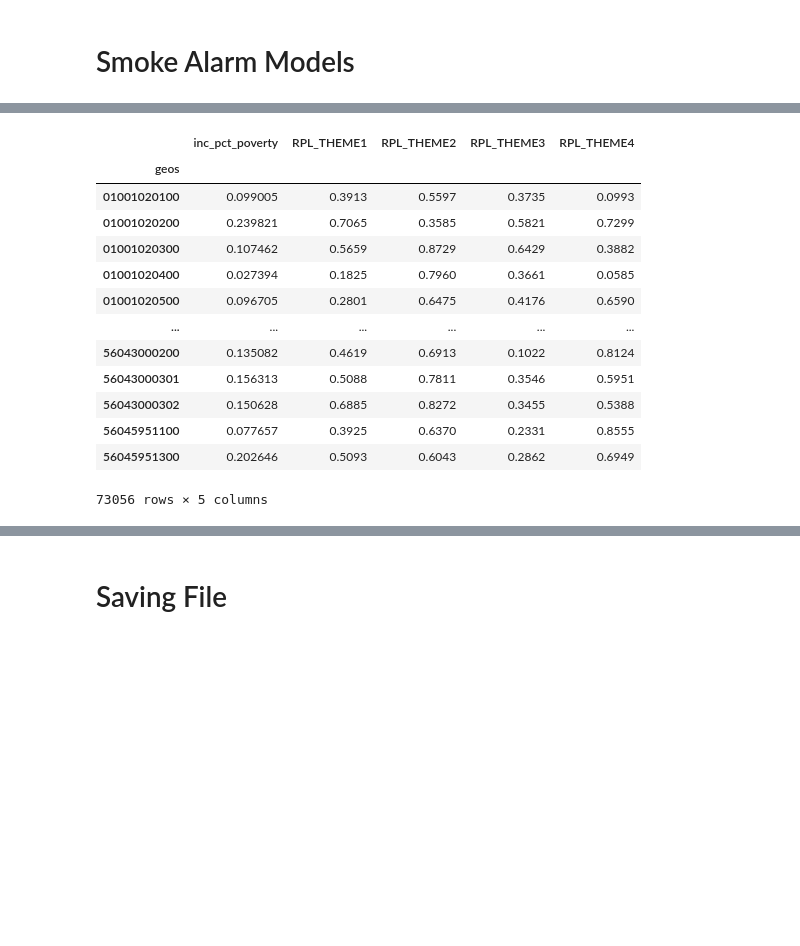
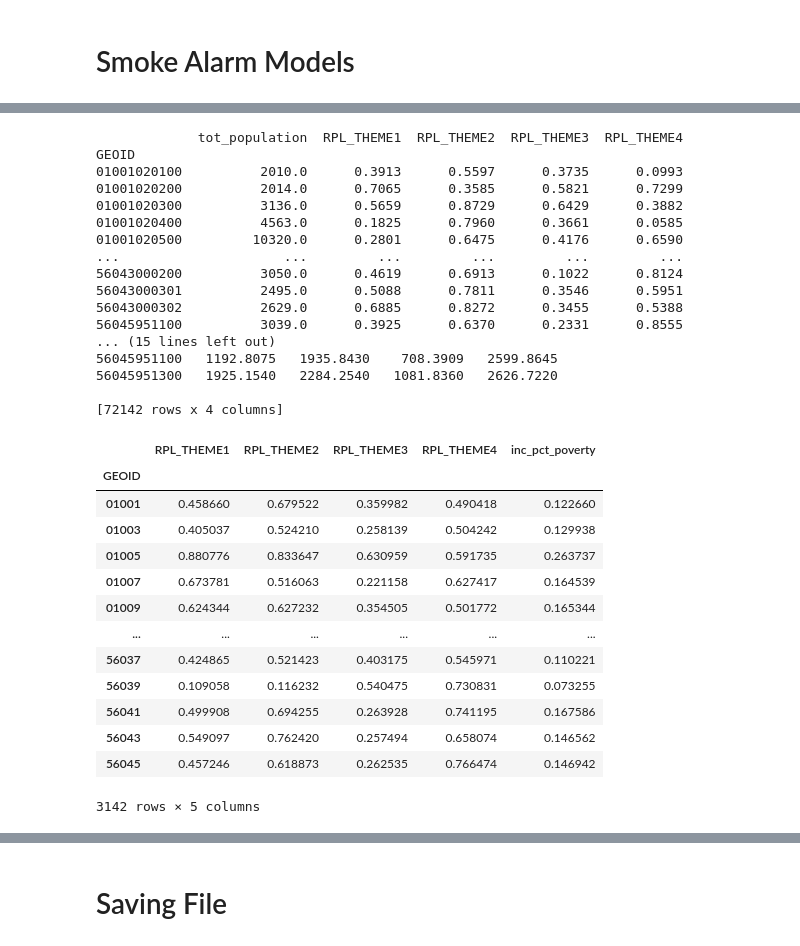
Before and after one commit to DataKind-DC/rcp2, a Jupyter notebook: testScript.ipynb, the cells around one changed output, grey strips where cells are left out. Cells and saved outputs as stored; diff of their text form; code cells hidden in the pictures; blank space fills up the shorter version.

```diff
--- a/testScript.ipynb
+++ b/testScript.ipynb
@@ -88,6 +88,6 @@ ACS.data
 # %%
-ACS_tract = DataLoaders.ACSData(2016, 'tract')
-ACS_tract.data
+ACS_county = DataLoaders.ACSData(2016, 'county', pop_thresh = 50)
+ACS_county.data
 # %% [output]
 |  | state | tot_population | in_poverty | inc_pct_poverty | inc_pcincome | race_pct_white | race_pct_whitenh | ... |
 | GEOID |  |  |  |  |  |  |  | ... |
@@ -106,6 +106,6 @@ ACS_tract.data
 # %%
 #include level
-NFIRS_tract = DataLoaders.NFIRSData('tract',ACS_tract.tot_pop)
-NFIRS_Sev_tract = DataLoaders.NFIRSData('tract',ACS_tract.tot_pop,sev=True)
+NFIRS_county = DataLoaders.NFIRSData('county',ACS_county.tot_pop, pop_thresh = 50)
+NFIRS_Sev_county = DataLoaders.NFIRSData('county',ACS_county.tot_pop,pop_thresh = 50, sev=True)
 # %%
 #include level
@@ -117,7 +117,7 @@ FPM =  FireRiskModels('propensity')
 # %%
 display(Markdown('## Fire Propensity Model'))
 
-FPM.train(NFIRS_tract,ACS_tract,ACS_cols_to_use)
+FPM.train(NFIRS_county,ACS_county,ACS_cols_to_use)
 #FPM.train(NFIRS,ACS,ACS_cols_to_use)
 # %% [output]
 ## Fire Propensity Model
@@ -147,7 +147,7 @@ weighted avg       0.93      0.82      0.85     73056
 # %%
 display(Markdown('## Fire Severity Model'))
 
-FSM.train(NFIRS_Sev_tract,ACS_tract,ACS_cols_to_use)
+FSM.train(NFIRS_Sev_county,ACS_county,ACS_cols_to_use)
 #FSM.train(NFIRS_Sev,ACS,ACS_cols_to_use)
 # %% [output]
 ## Fire Severity Model
@@ -199,21 +199,38 @@ SVI.data
 # %%
-SVI_tract =  DataLoaders.SVIData(ACS_tract.data, ACS.tot_pop, 'tract')
-SVI_tract.data
+SVI_county =  DataLoaders.SVIData(ACS_county.data, ACS.tot_pop, 'county')
+SVI_county.data
 # %% [output]
+             tot_population  RPL_THEME1  RPL_THEME2  RPL_THEME3  RPL_THEME4
+GEOID
+01001020100          2010.0      0.3913      0.5597      0.3735      0.0993
+01001020200          2014.0      0.7065      0.3585      0.5821      0.7299
+01001020300          3136.0      0.5659      0.8729      0.6429      0.3882
+01001020400          4563.0      0.1825      0.7960      0.3661      0.0585
+01001020500         10320.0      0.2801      0.6475      0.4176      0.6590
+...                     ...         ...         ...         ...         ...
+56043000200          3050.0      0.4619      0.6913      0.1022      0.8124
+56043000301          2495.0      0.5088      0.7811      0.3546      0.5951
+56043000302          2629.0      0.6885      0.8272      0.3455      0.5388
+56045951100          3039.0      0.3925      0.6370      0.2331      0.8555
+... (15 lines left out)
+56045951100   1192.8075   1935.8430    708.3909   2599.8645
+56045951300   1925.1540   2284.2540   1081.8360   2626.7220
+
+[72142 rows x 4 columns]
-|  | inc_pct_poverty | RPL_THEME1 | RPL_THEME2 | RPL_THEME3 | RPL_THEME4 |
-| geos |  |  |  |  |  |
-| 01001020100 | 0.099005 | 0.3913 | 0.5597 | 0.3735 | 0.0993 |
-| 01001020200 | 0.239821 | 0.7065 | 0.3585 | 0.5821 | 0.7299 |
-| 01001020300 | 0.107462 | 0.5659 | 0.8729 | 0.6429 | 0.3882 |
-| 01001020400 | 0.027394 | 0.1825 | 0.7960 | 0.3661 | 0.0585 |
-| 01001020500 | 0.096705 | 0.2801 | 0.6475 | 0.4176 | 0.6590 |
+|  | RPL_THEME1 | RPL_THEME2 | RPL_THEME3 | RPL_THEME4 | inc_pct_poverty |
+| GEOID |  |  |  |  |  |
+| 01001 | 0.458660 | 0.679522 | 0.359982 | 0.490418 | 0.122660 |
+| 01003 | 0.405037 | 0.524210 | 0.258139 | 0.504242 | 0.129938 |
+| 01005 | 0.880776 | 0.833647 | 0.630959 | 0.591735 | 0.263737 |
+| 01007 | 0.673781 | 0.516063 | 0.221158 | 0.627417 | 0.164539 |
+| 01009 | 0.624344 | 0.627232 | 0.354505 | 0.501772 | 0.165344 |
 | ... | ... | ... | ... | ... | ... |
-| 56043000200 | 0.135082 | 0.4619 | 0.6913 | 0.1022 | 0.8124 |
-| 56043000301 | 0.156313 | 0.5088 | 0.7811 | 0.3546 | 0.5951 |
-| 56043000302 | 0.150628 | 0.6885 | 0.8272 | 0.3455 | 0.5388 |
-| 56045951100 | 0.077657 | 0.3925 | 0.6370 | 0.2331 | 0.8555 |
-| 56045951300 | 0.202646 | 0.5093 | 0.6043 | 0.2862 | 0.6949 |
+| 56037 | 0.424865 | 0.521423 | 0.403175 | 0.545971 | 0.110221 |
+| 56039 | 0.109058 | 0.116232 | 0.540475 | 0.730831 | 0.073255 |
+| 56041 | 0.499908 | 0.694255 | 0.263928 | 0.741195 | 0.167586 |
+| 56043 | 0.549097 | 0.762420 | 0.257494 | 0.658074 | 0.146562 |
+| 56045 | 0.457246 | 0.618873 | 0.262535 | 0.766474 | 0.146942 |
-73056 rows × 5 columns
+3142 rows × 5 columns
 # %%
 Smoke = SmokeAlarmModels()
 # %%
```
Also changed, not shown: parts of 22 cells of this notebook, 2 other files.
